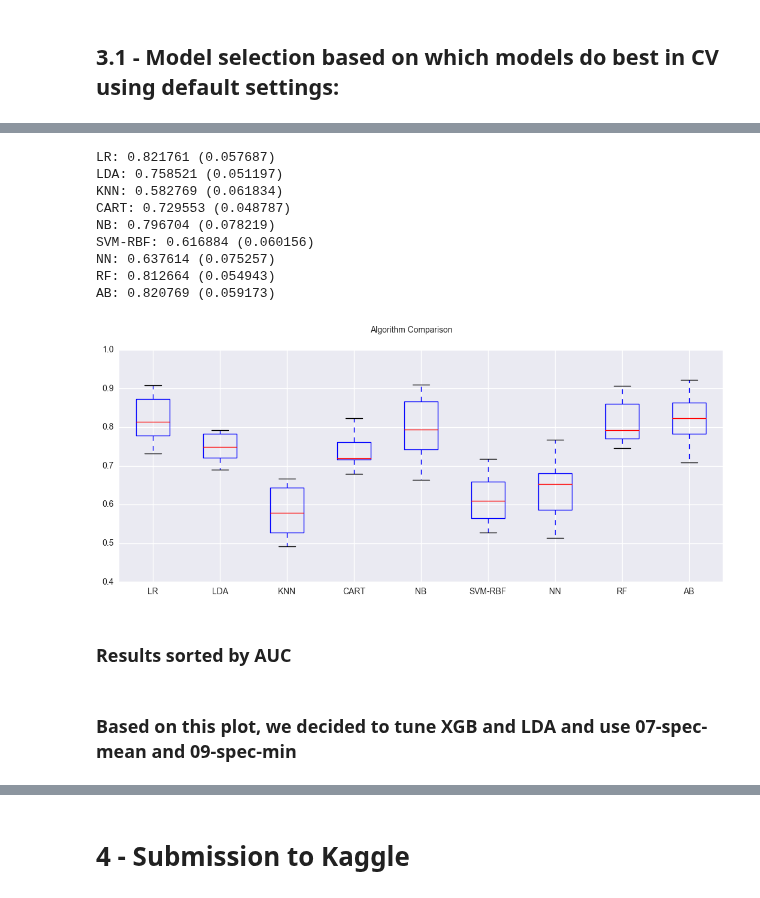
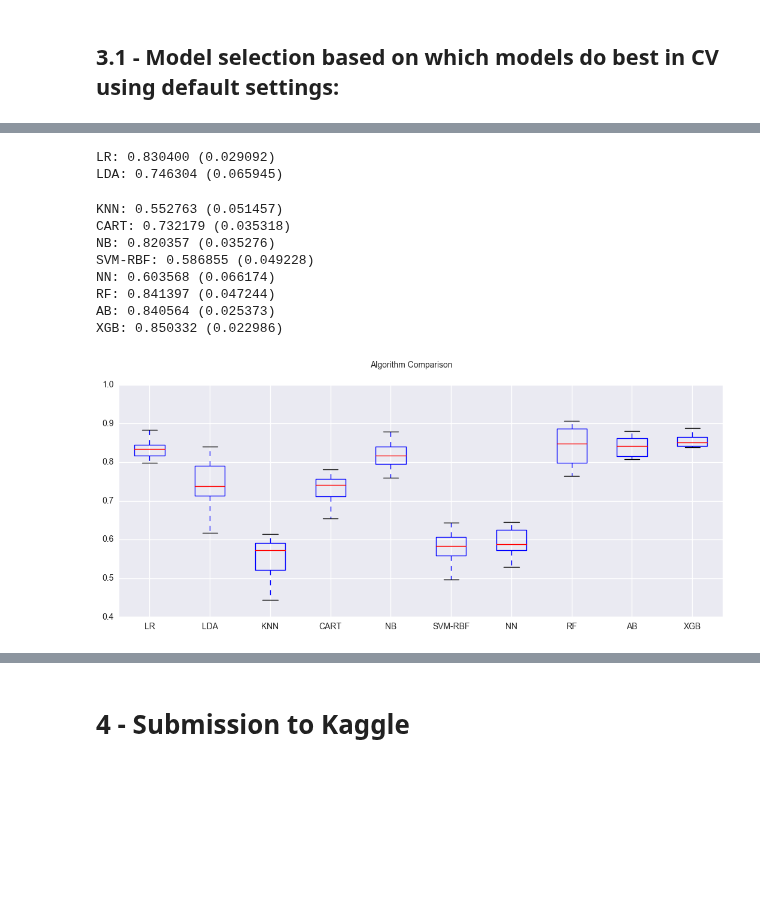
Before and after one commit to msandim/tum-anomaly-detection-challenges, a Jupyter notebook: Challenge 2/Script.ipynb, the cells around one changed output, grey strips where cells are left out. Saved outputs shown, nothing was run; the diff lists cells and outputs as text; code cells hidden in the pictures; blank space fills up the shorter version.

```diff
--- a/Challenge 2/Script.ipynb
+++ b/Challenge 2/Script.ipynb
@@ -648,7 +669,7 @@ from sklearn.naive_bayes import GaussianNB
 from sklearn.svm import SVC
 from sklearn.neural_network import MLPClassifier
 from sklearn.ensemble import RandomForestClassifier, AdaBoostClassifier
-#import xgboost as xgb
+import xgboost as xgb
 
 def modelSelection():
 
@@ -675,44 +696,43 @@ def modelSelection():
     #models.append(('SVM-Poly', SVC(kernel="poly")))
     models.append(('SVM-RBF', SVC(kernel="rbf")))
     models.append(('NN', MLPClassifier()))
-    models.append(('RF', RandomForestClassifier(criterion="entropy", n_estimators=40)))
+    models.append(('RF', RandomForestClassifier()))
     models.append(('AB', AdaBoostClassifier()))
-    #models.append(('XGB', xgb.XGBClassifier()))
+    models.append(('XGB', xgb.XGBClassifier()))
 
     # evaluate each model in turn
     results = []
     scoring = 'roc_auc' # try with 'roc_auc', f1'
 
     kfold = mds.StratifiedKFold(n_splits=num_folds, shuffle=True, random_state=2)
 
     for model_name, model in models:
         cv_results = mds.cross_val_score(model, X_train, Y_train, cv=kfold, scoring=scoring)
         results.append({"name": model_name, "cv_results": cv_results, "mean": cv_results.mean(), "std": cv_results.std()})
         print("%s: %f (%f)" % (model_name, cv_results.mean(), cv_results.std()))
 
     # boxplot algorithm comparison
     fig = plt.figure(figsize=(13, 5), dpi=500)
     fig.suptitle('Algorithm Comparison')
     ax = fig.add_subplot(111)
     plt.boxplot([x["cv_results"] for x in results])
     ax.set_xticklabels([x["name"] for x in results])
     plt.show()
 
     # order the models by the mean auc
     #results_by_strategy.sort(key=lambda x: x["mean"], reverse=True)
     #print([(x["name"], x["mean"]) for x in results])
 
 modelSelection()
 # %% [output]
-LR: 0.821761 (0.057687)
-LDA: 0.758521 (0.051197)
-KNN: 0.582769 (0.061834)
-CART: 0.729553 (0.048787)
-NB: 0.796704 (0.078219)
-SVM-RBF: 0.616884 (0.060156)
-NN: 0.637614 (0.075257)
-RF: 0.812664 (0.054943)
-AB: 0.820769 (0.059173)
+LR: 0.830400 (0.029092)
+LDA: 0.746304 (0.065945)
+KNN: 0.552763 (0.051457)
+CART: 0.732179 (0.035318)
+NB: 0.820357 (0.035276)
+SVM-RBF: 0.586855 (0.049228)
+NN: 0.603568 (0.066174)
+RF: 0.841397 (0.047244)
+AB: 0.840564 (0.025373)
+XGB: 0.850332 (0.022986)
-[figure, old version]
+[figure, new version]
-# %% [markdown]
-### Results sorted by AUC
@@ -748,2 +738,0 @@ plotSupervisedAlgorithmsDefault(0.99, 1)
-# %% [markdown]
-### Based on this plot, we decided to tune XGB and LDA and use 07-spec-mean and 09-spec-min
```
Also changed, not shown: parts of 41 cells of this notebook, 2 other files.
